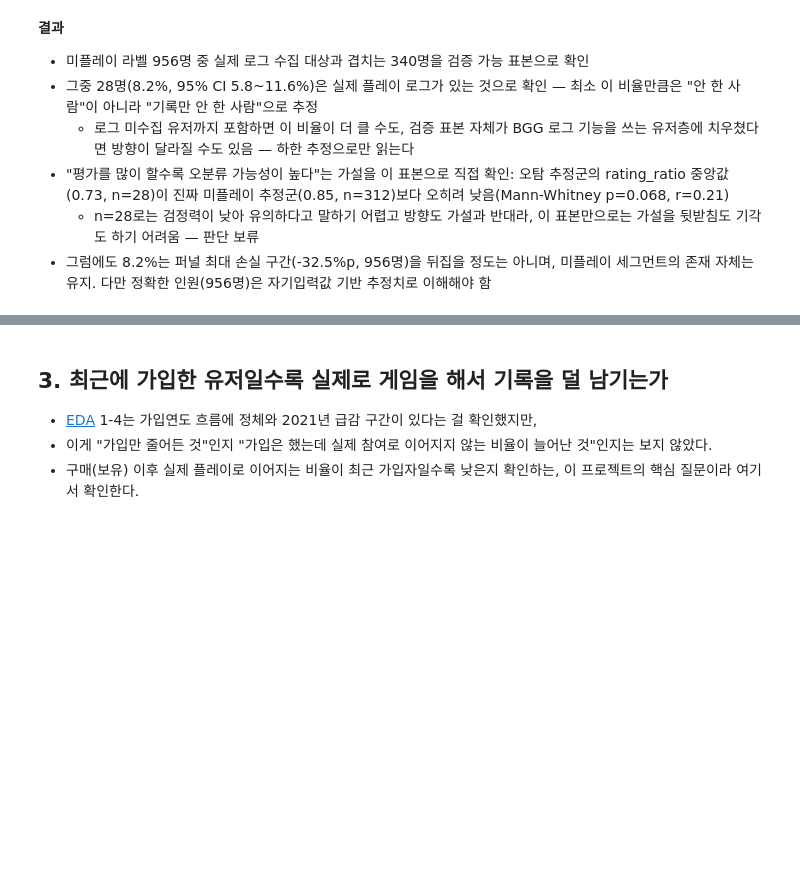
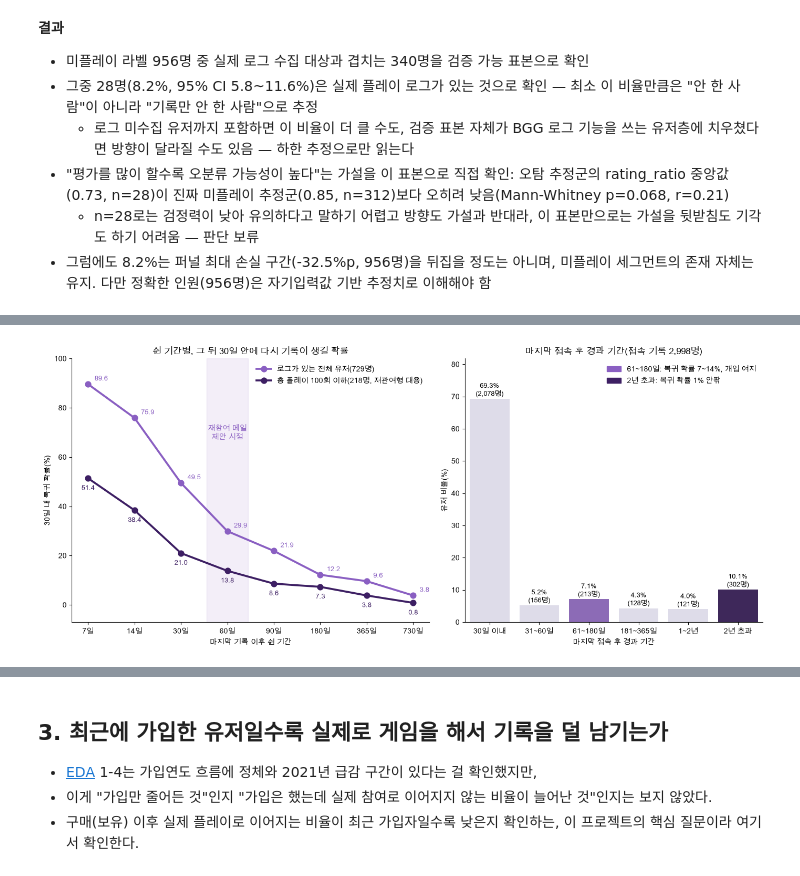
Before and after one commit to GH-Door/bgg-user-analytics, a Jupyter notebook: jupyter/04.Trend.ipynb, the cells around one changed output, grey strips where cells are left out. Cells and saved outputs as stored; diff of their text form; code cells hidden in the pictures; blank space fills up the shorter version.

Commit message:
docs: rewrite Action, add return-rate analysis

```diff
--- a/jupyter/04.Trend.ipynb
+++ b/jupyter/04.Trend.ipynb
@@ -335,0 +343,84 @@ Mann-Whitney: p=0.068, rank-biserial r=0.21
+# %%
+from matplotlib.patches import Patch
+
+# 관측 종료일: 이 노트북 전체에서 쓰는 기준일(2-1과 동일)
+END = pd.Timestamp("2026-09-07")
+
+# 유저별 플레이 날짜(하루에 여러 번 기록해도 1일). END 기준 며칠 전인지(0 이하)로 저장
+day_no = (pd.to_datetime(user_play["play_date"]) - END).dt.days
+play_days = {u: np.sort(g.unique()) for u, g in day_no.groupby(user_play["user_id"])}
+n_records = user_play.groupby("user_id").size()
+
+
+def return_prob(users, thresholds=(7, 14, 30, 60, 90, 180, 365, 730)):
+    """X일 쉬었을 때, 그 뒤 30일 안에 다시 플레이 기록이 생긴 비율"""
+    closed, still_open = [], []
+    for u in users:
+        d = play_days[u]
+        closed += list(np.diff(d))        # 기록과 기록 사이에 쉰 기간
+        still_open.append(-d[-1])         # 마지막 기록 이후 지금까지 쉰 기간
+    closed, still_open = np.array(closed), np.array(still_open)
+    rows = []
+    for x in thresholds:
+        back = ((closed >= x) & (closed < x + 30)).sum()
+        # 아직 안 돌아온 경우는 X+30일 이상 지켜본 것만 센다(관측이 짧아 알 수 없는 건 제외)
+        not_back = (closed >= x + 30).sum() + (still_open >= x + 30).sum()
+        rows.append({"쉰 기간": f"{x}일", "복귀(%)": round(back / (back + not_back) * 100, 1)})
+    return pd.DataFrame(rows)
+
+
+all_users = list(play_days)
+light_users = [u for u in all_users if n_records[u] <= 100]   # 저관여형 대용(저관여형 총 플레이 중앙값 25회)
+g_all = f"로그가 있는 전체 유저({len(all_users)}명)"
+g_light = f"총 플레이 100회 이하({len(light_users)}명, 저관여형 대용)"
+curve = pd.concat([return_prob(all_users).assign(집단=g_all), return_prob(light_users).assign(집단=g_light)])
+
+# 마지막 접속일 기준: 전체 유저가 얼마나 오래 쉬고 있는가
+idle_days = (END - pd.to_datetime(user_info["lastlogin"], errors="coerce")).dt.days.dropna()
+idle = (pd.cut(idle_days, [-1, 30, 60, 180, 365, 730, np.inf],
+               labels=["30일 이내", "31~60일", "61~180일", "181~365일", "1~2년", "2년 초과"])
+        .value_counts().sort_index().rename_axis("구간").reset_index(name="인원"))
+idle["구간"] = idle["구간"].astype(str)
+idle["비율(%)"] = (idle["인원"] / idle["인원"].sum() * 100).round(1)
+
+PURPLE_DARK, PURPLE_MID, PURPLE_LIGHT = "#3D1F63", "#8A5FC2", "#DCDAEB"
+fig, axes = plt.subplots(1, 2, figsize=(14, 6), gridspec_kw={"width_ratios": [1.2, 1]})
+
+# 왼쪽: 쉰 기간별 30일 내 복귀 확률
+ax = axes[0]
+palette = {g_all: PURPLE_MID, g_light: PURPLE_DARK}
+sns.pointplot(data=curve, x="쉰 기간", y="복귀(%)", hue="집단", palette=palette, errorbar=None,
+              markers="o", linestyles="-", ax=ax)
+ax.axvspan(2.55, 3.45, color=PURPLE_MID, alpha=0.10, zorder=0)   # 60일 구간 강조
+ax.text(3, 70, "재참여 메일\n제안 시점", color=PURPLE_MID, fontsize=10, ha="center", va="center")
+for g, (dx, dy, ha) in [(g_all, (9, 5, "left")), (g_light, (0, -16, "center"))]:
+    for i, v in enumerate(curve.loc[curve["집단"] == g, "복귀(%)"]):
+        ax.annotate(f"{v:.1f}", (i, v), textcoords="offset points", xytext=(dx, dy),
+                    ha=ha, fontsize=9, color=palette[g])
+ax.set_ylim(-7, 100)
+ax.set_title("쉰 기간별, 그 뒤 30일 안에 다시 기록이 생길 확률")
+ax.set_xlabel("마지막 기록 이후 쉰 기간")
+ax.set_ylabel("30일 내 복귀 확률(%)")
+ax.legend(title=None, frameon=False, loc="upper right")
+
+# 오른쪽: 마지막 접속 후 경과 기간 분포
+ax = axes[1]
+bar_colors = dict(zip(idle["구간"], [PURPLE_LIGHT, PURPLE_LIGHT, PURPLE_MID, PURPLE_LIGHT, PURPLE_LIGHT, PURPLE_DARK]))
+sns.barplot(data=idle, x="구간", y="비율(%)", hue="구간", palette=bar_colors, legend=False, ax=ax)
+for i, r in idle.iterrows():
+    ax.annotate(f"{r['비율(%)']:.1f}%\n({r['인원']:,}명)", (i, r["비율(%)"]), textcoords="offset points",
+                xytext=(0, 4), ha="center", fontsize=9)
+ax.set_ylim(0, idle["비율(%)"].max() * 1.18)
+ax.set_title(f"마지막 접속 후 경과 기간(접속 기록 {len(idle_days):,}명)")
+ax.set_xlabel("마지막 접속 후 경과 기간")
+ax.set_ylabel("유저 비율(%)")
+ax.legend(handles=[Patch(color=PURPLE_MID, label="61~180일: 복귀 확률 7~14%, 개입 여지"),
+                   Patch(color=PURPLE_DARK, label="2년 초과: 복귀 확률 1% 안팎")],
+          frameon=False, loc="upper right")
+
+sns.despine(fig)
+plt.tight_layout()
+plt.savefig(PROJECT_ROOT / "assets" / "return_prob.png", dpi=150, bbox_inches="tight")
+plt.show()
+# %% [output]
+[figure, added]
```
Also changed, not shown: parts of 3 cells of this notebook, 2 other files.
